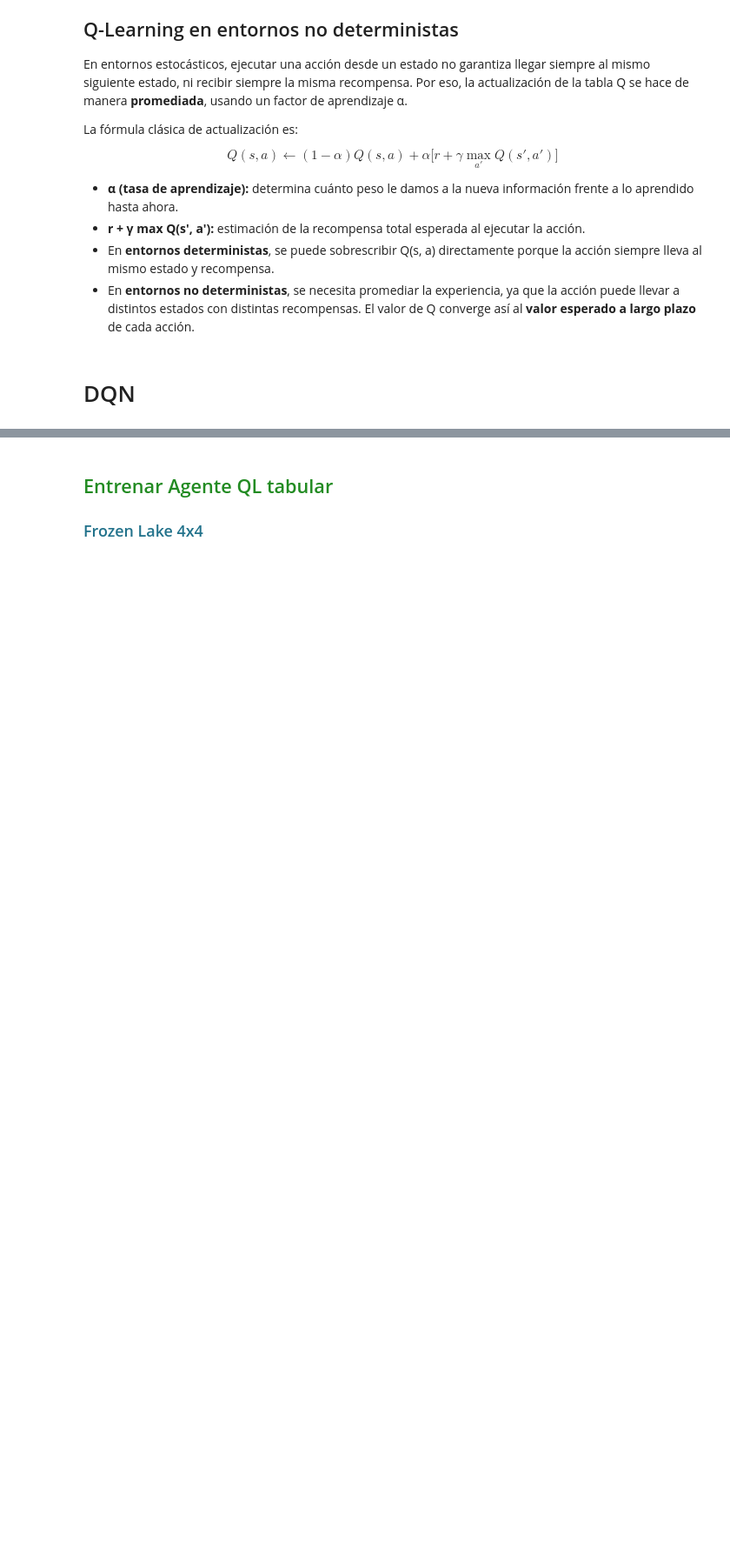
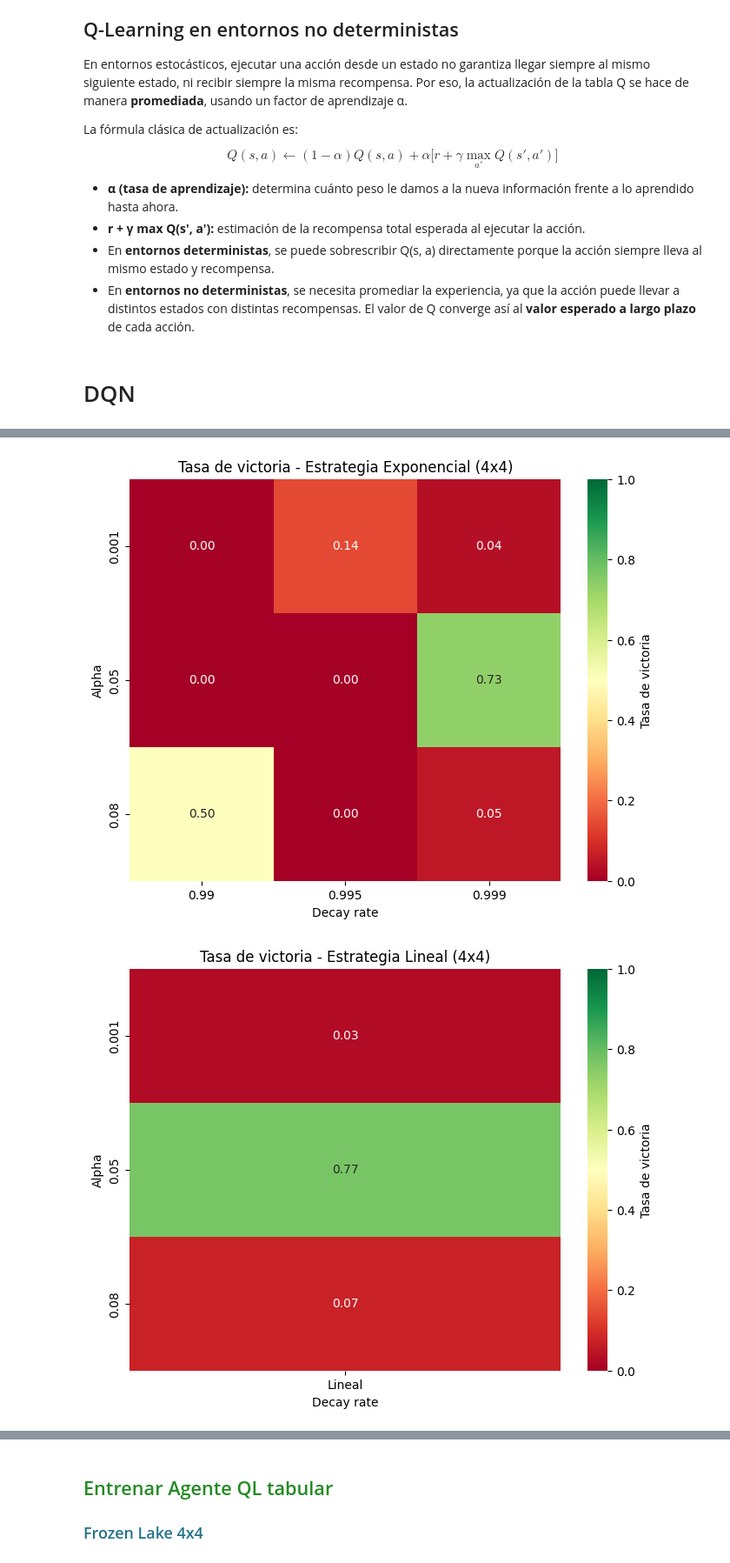
Before and after one commit to Ezequiel-Capo/MachineLearningLab, a Jupyter notebook: LAB2/lab2.ipynb, the cells around one changed output, grey strips where cells are left out. Shown at 87% size. Cells and saved outputs as stored; diff of their text form; code cells hidden in the pictures; blank space fills up the shorter version.

Commit message:
feat: improve dqn & tabular results

```diff
--- a/LAB2/lab2.ipynb
+++ b/LAB2/lab2.ipynb
@@ -572,7 +681,8 @@ class AgenteDQN(Agente):
         print(f"Policy guardada en {path}")
 
     def cargar_policy(self, path="dqn_policy.pth"):
-        self.policy_net.load_state_dict(torch.load(path, map_location=self.device))
+        state_dict = torch.load(path, map_location=self.device, weights_only=True)
+        self.policy_net.load_state_dict(state_dict)
         self.policy_net.eval()
         self.epsilon = 0  # Fijar epsilon al mínimo para evaluación
         print(f"Policy cargada desde {path}")
@@ -579,19 +693,19 @@ class AgenteDQN(Agente):
 # %%
-import pandas as pd
-import matplotlib.pyplot as plt
-import seaborn as sns
-import gymnasium as gym
 
 def test_params(tipo, alphas, decays, episodios_train, episodios_eval, map_name):
     resultados_exp = []
     resultados_lin = []
 
+    if map_name == "4x4":
+        max_episode_steps = 500
+    else:
+        max_episode_steps = 1000
     # ======== Estrategia Exponencial ========
     for alpha in alphas:
         for decay in decays:
             #print(f"Probando con alpha={alpha}, decay={decay}")
 
-            env = gym.make("FrozenLake-v1", map_name=map_name, is_slippery=True, render_mode="ansi", max_episode_steps=300)
+            env = gym.make("FrozenLake-v1", map_name=map_name, is_slippery=True, render_mode="ansi", max_episode_steps=max_episode_steps)
             epsilon_strategy = EpsilonStrExp(epsilon=1.0, epsilon_min=0.01, decay_rate=decay)
             if tipo == "DQN":
                 agente = AgenteDQN(env.observation_space, env.action_space, gamma=1, lr=alpha, epsilon_strategy=epsilon_strategy)
@@ -599,26 +713,23 @@ def test_params(tipo, alphas, decays, episodios_train, episodios_eval, map_name)
                 agente = AgenteQLearning(env.observation_space, env.action_space, gamma=1, alpha=alpha, epsilon_strategy=epsilon_strategy)
 
             # Entrenar
-            entrenar_agente(agente, env, num_episodios=episodios_train, verbose=False)
+            entrenar_agente(agente, env, num_episodios=episodios_train, verbose=False, max_pasos=max_episode_steps)
             # Evaluar
             resultados_eval = evaluar_agente(agente, env, num_episodios=episodios_eval)
 
             resultados_exp.append({
                 "Estrategia": "Exponencial",
-                "Alpha": alpha,
-                "Lr": alpha,
+                "Alpha/Lr": alpha,
                 "Decay": decay,
                 "Tasa de victoria": resultados_eval["tasa_victorias"],
                 "Recompensa promedio": resultados_eval["recompensa_promedio"],
                 "Desviación estándar": resultados_eval["desv_estandar"]
             })
             env.close()
-
     # ======== Estrategia Lineal ========
-    for alpha in alphas:
         #print(f"Probando con alpha={alpha} y decay lineal")
 
-        env = gym.make("FrozenLake-v1", map_name=map_name, is_slippery=True, render_mode="ansi", max_episode_steps=300)
+        env = gym.make("FrozenLake-v1", map_name=map_name, is_slippery=True, render_mode="ansi", max_episode_steps=max_episode_steps)
         epsilon_strategy = EpsilonStrLinear(epsilon=1.0, epsilon_min=0.01, decay_steps=episodios_train)
         if tipo == "DQN":
             agente = AgenteDQN(env.observation_space, env.action_space, gamma=1, lr=alpha, epsilon_strategy=epsilon_strategy)
@@ -626,14 +737,13 @@ def test_params(tipo, alphas, decays, episodios_train, episodios_eval, map_name)
             agente = AgenteQLearning(env.observation_space, env.action_space, gamma=1, alpha=alpha, epsilon_strategy=epsilon_strategy)
 
         # Entrenar
-        entrenar_agente(agente, env, num_episodios=episodios_train, verbose=False)
+        entrenar_agente(agente, env, num_episodios=episodios_train, verbose=False, max_pasos=max_episode_steps)
         # Evaluar
         resultados_eval = evaluar_agente(agente, env, num_episodios=episodios_eval)
 
         resultados_lin.append({
             "Estrategia": "Lineal",
-            "Alpha": alpha,
-            "Lr": alpha,
+            "Alpha/Lr": alpha,
             "Decay": "Lineal",
             "Tasa de victoria": resultados_eval["tasa_victorias"],
             "Recompensa promedio": resultados_eval["recompensa_promedio"],
@@ -648,0 +762,21 @@ def test_params(tipo, alphas, decays, episodios_train, episodios_eval, map_name)
+# %%
+alphas = [0.05, 0.001, 0.08]
+decays = [0.99, 0.995, 0.999]
+episodios_train = 5000
+episodios_eval = 1000
+map_name = "4x4"
+
+df_exp, df_lin = test_params("Q", alphas, decays, episodios_train, episodios_eval, map_name)
+
+
+obtener_heatmap(df_exp, df_lin, map_name, valores="Tasa de victoria")
+
+# ======== Mostrar resultados ========
+print("\n📊 Resultados - Estrategia Exponencial:")
+print(df_exp.to_string(index=False, float_format="%.3f"))
+
+print("\n📊 Resultados - Estrategia Lineal:")
+print(df_lin.to_string(index=False, float_format="%.3f"))
+# %% [output]
+[figure, added]
+[figure, added]
```
Also changed, not shown: parts of 31 cells of this notebook, 5 other files.
